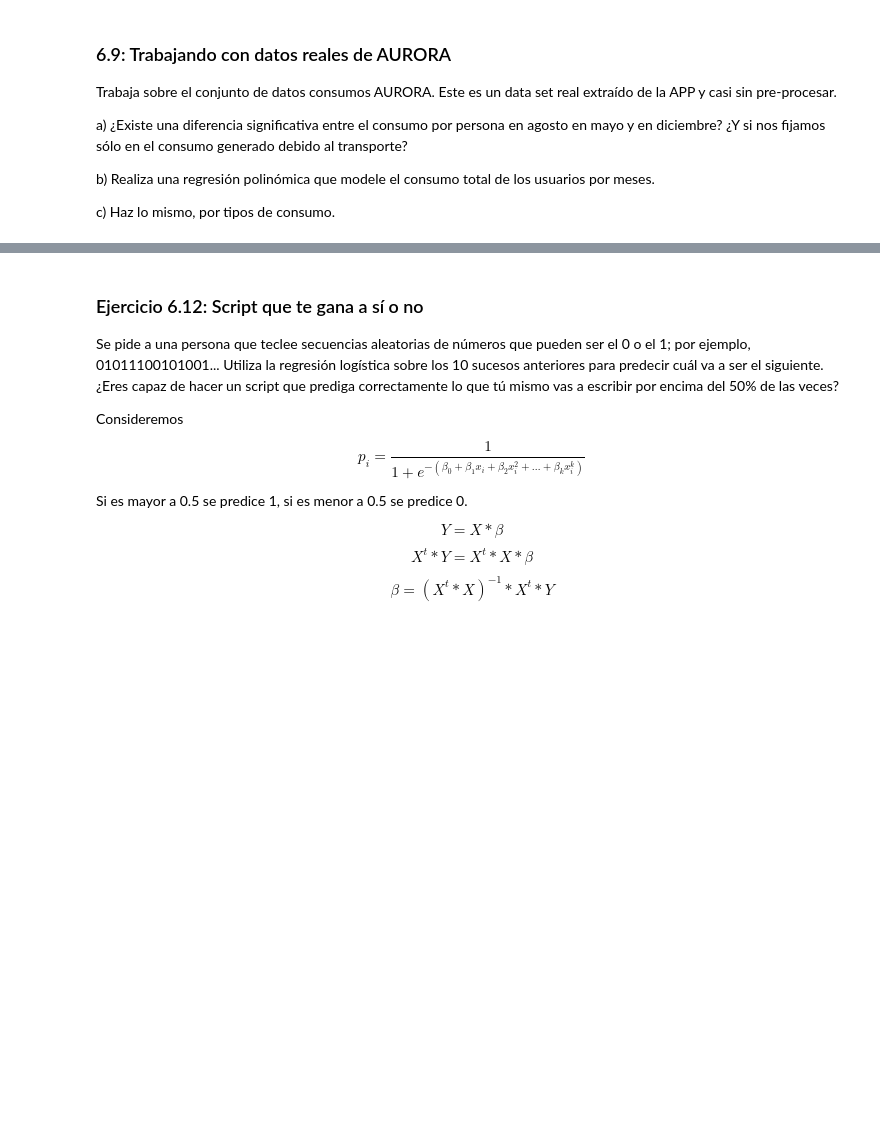
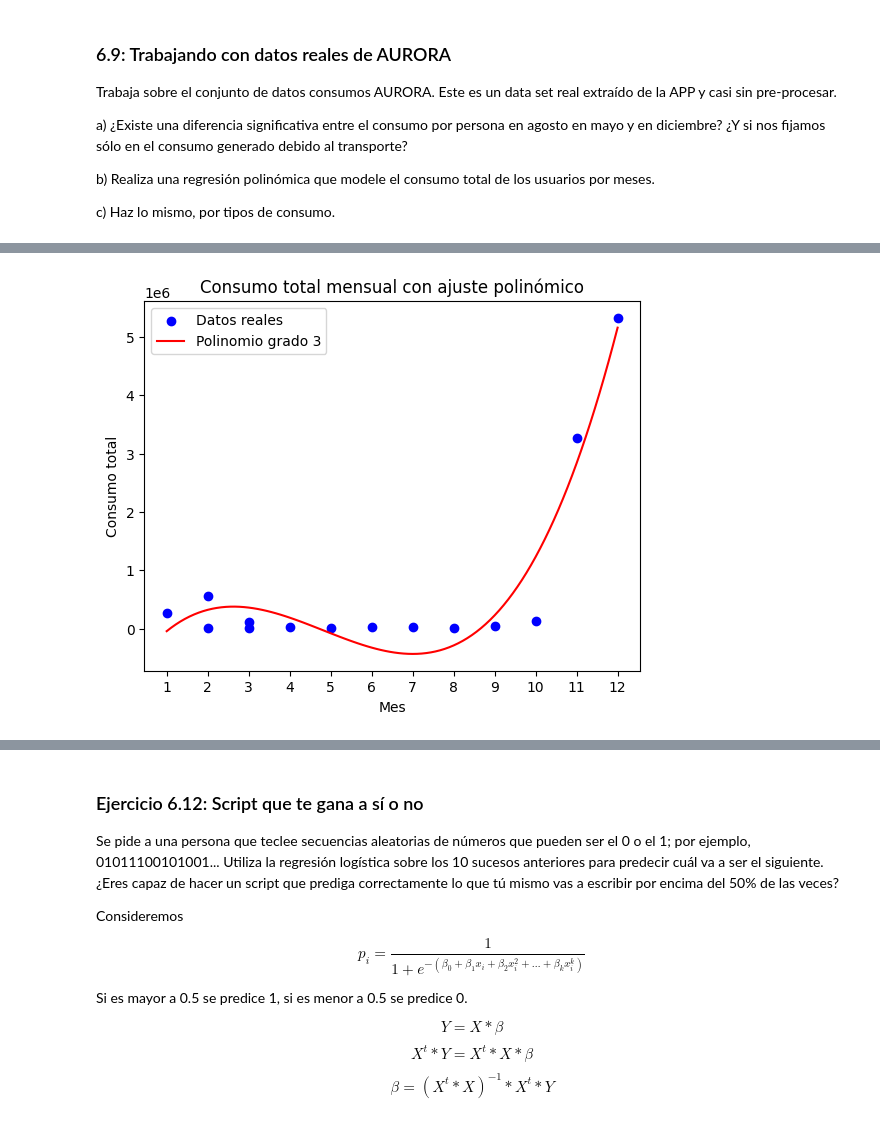
Before and after one commit to miguel-mxrxrx04/PyE2, a Jupyter notebook: trabajo_completo.ipynb, the cells around one changed output, grey strips where cells are left out. Cells and saved outputs as stored; diff of their text form; code cells hidden in the pictures; blank space fills up the shorter version.

Commit message:
FIN
ahora añadir algo opcional si sobra tiempo

```diff
--- a/trabajo_completo.ipynb
+++ b/trabajo_completo.ipynb
@@ -1053,0 +942,89 @@ Análisis completado. Se generaron gráficos:
+# %%
+from scipy.stats import ttest_ind
+from datetime import datetime
+
+# cargamos y preprocesamos los datos
+df = pd.read_excel("consumptions.xlsx")
+df["createdAt"] = pd.to_datetime(df["createdAt"], unit="s")
+df["mes"] = df["createdAt"].dt.month
+df["año"] = df["createdAt"].dt.year
+
+# a) consumo medio total mayo vs agosto y mayo vs diciembre
+def comparar_meses(df, mes1, mes2):
+    x1 = df[df["mes"] == mes1]["value"]
+    x2 = df[df["mes"] == mes2]["value"]
+    if len(x1) > 1 and len(x2) > 1:
+        t, p = ttest_ind(x1, x2, equal_var=False)
+    else:
+        t, p = np.nan, np.nan
+    return t, p
+
+t_ma_ag, p_ma_ag = comparar_meses(df, 5, 8)
+t_ma_dic, p_ma_dic = comparar_meses(df, 5, 12)
+
+print(f"Mayo vs Agosto:    t = {t_ma_ag:.4f} , p = {p_ma_ag:.4f}")
+print(f"Mayo vs Diciembre: t = {t_ma_dic:.4f} , p = {p_ma_dic:.4f}")
+
+# Solo transporte
+df_trans = df[df["category"] == "transportation"]
+t_t_ma_ag, p_t_ma_ag = comparar_meses(df_trans, 5, 8)
+t_t_ma_dic, p_t_ma_dic = comparar_meses(df_trans, 5, 12)
+
+print("\n--- SOLO TRANSPORTE ---")
+print(f"Mayo vs Agosto (trans):    t = {t_t_ma_ag:.4f} , p = {p_t_ma_ag:.4f}")
+print(f"Mayo vs Diciembre (trans): t = {t_t_ma_dic:.4f} , p = {p_t_ma_dic:.4f}")
+
+# --- b) Regresión polinómica consumo total por mes ---
+# Agrupar por año y mes y sumar el consumo total
+mes_año = df.groupby(["año", "mes"])["value"].sum().reset_index()
+X = mes_año[["mes"]].to_numpy()   # <-- convertimos a NumPy
+y = mes_año["value"].to_numpy()   # <-- convertimos a NumPy
+
+poly = PolynomialFeatures(degree=3, include_bias=False)
+Xp = poly.fit_transform(X)        # <-- X es ahora un array
+
+model_total = LinearRegression()
+model_total.fit(Xp, y)
+
+# Graficar
+plt.scatter(X[:, 0], y, color="blue", label="Datos reales")
+mes_range = np.linspace(1, 12, 100).reshape(-1, 1)
+y_fit = model_total.predict(poly.transform(mes_range))
+plt.plot(mes_range, y_fit, color="red", label="Polinomio grado 3")
+plt.xlabel("Mes")
+plt.ylabel("Consumo total")
+plt.title("Consumo total mensual con ajuste polinómico")
+plt.xticks(range(1, 13))
+plt.legend()
+plt.show()
+
+
+# --- c) Regresión polinómica por categoría ---
+poly_cat = PolynomialFeatures(degree=3, include_bias=False)
+
+for cat in df["category"].unique():
+    sub = df[df["category"] == cat]
+    mes_cat = sub.groupby(["año", "mes"])["value"].sum().reset_index()
+    Xc = mes_cat[["mes"]].to_numpy()    # <-- convertimos a NumPy
+    yc = mes_cat["value"].to_numpy()    # <-- convertimos a NumPy
+
+    if len(Xc) < 3:
+        continue  # omitimos categorías con muy pocos datos
+
+    Xpc = poly_cat.fit_transform(Xc)    # <-- Xc es un array limpio
+    model_cat = LinearRegression().fit(Xpc, yc)
+
+    # Graficar puntos y curva
+    plt.scatter(Xc[:, 0], yc, label=f"{cat} (datos)", alpha=0.6)
+    mes_range_cat = np.linspace(1, 12, 100).reshape(-1, 1)
+    y_cat_fit = model_cat.predict(poly_cat.transform(mes_range_cat))
+    plt.plot(mes_range_cat, y_cat_fit, label=f"{cat} (ajuste)")
+
+plt.xlabel("Mes")
+plt.ylabel("Consumo mensual")
+plt.title("Consumo mensual por categoría (grado 3)")
+plt.xticks(range(1, 13))
+plt.legend(bbox_to_anchor=(1.05, 1), loc="upper left", fontsize="small")
+plt.tight_layout()
+plt.show()
+# %% [output]
@@ -1053,0 +1037 @@ Análisis completado. Se generaron gráficos:
+[figure, added]
```
Also changed, not shown: parts of 12 cells of this notebook.
